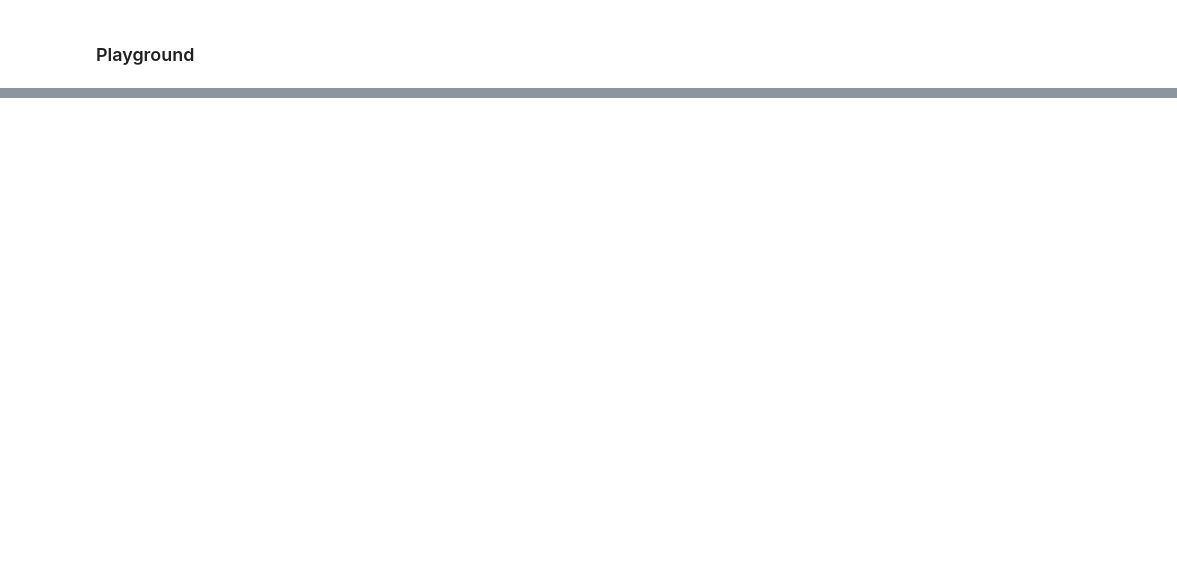
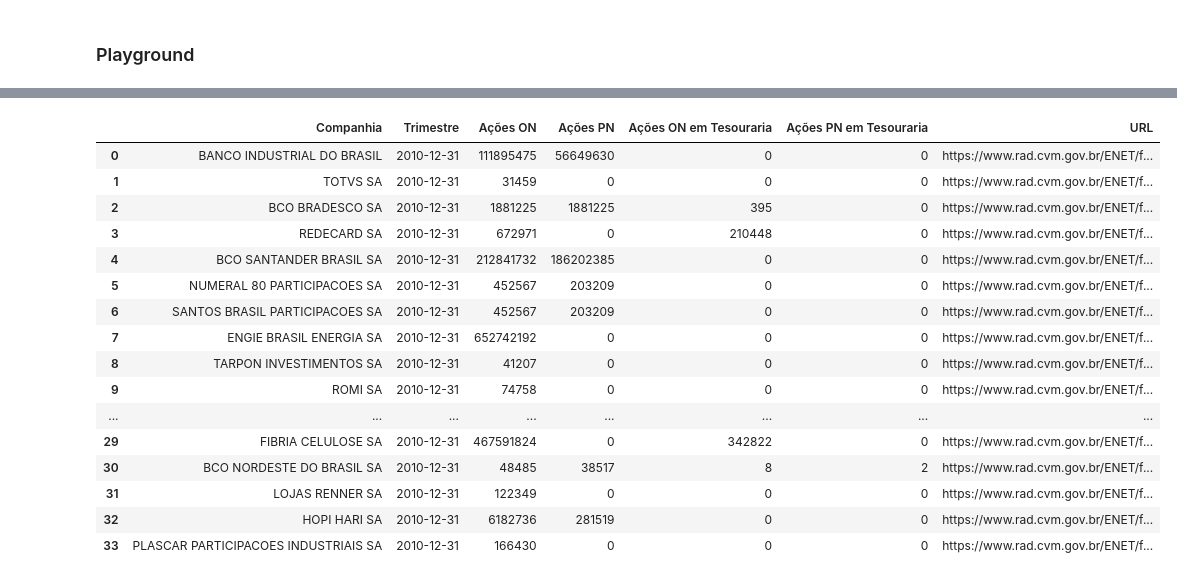
Before and after one commit to faustostangler/DSH, a Jupyter notebook: read_dash.ipynb, the cells around one changed output, grey strips where cells are left out. Saved outputs shown, nothing was run; the diff lists cells and outputs as text; code cells hidden in the pictures; blank space fills up the shorter version.

```diff
--- a/read_dash.ipynb
+++ b/read_dash.ipynb
@@ -366,0 +514,10 @@ cross_joined_df
+# %%
+# Extração do 'nsd' da URL em 'acoes'
+acoes_df['nsd'] = acoes_df['URL'].apply(lambda x: int(x.split('Documento=')[-1].split('&')[0]))
+
+# Conversão da coluna 'Trimestre' para datetime em 'acoes' para alinhar com 'filtered_nsd'
+acoes_df['Trimestre'] = pd.to_datetime(acoes_df['Trimestre'], errors='coerce', format='%d%m%Y')
+
+mask = acoes_df['Companhia'] == 'BCO ABC BRASIL SA'
+mask &= acoes_df['Trimestre'] == '2010-12-31'
+acoes_df[mask]
@@ -366,0 +528,8 @@ cross_joined_df
+# %%
+# Encontrar o nsd mais alto para cada grupo Companhia-Trimestre em filtered_nsd
+nsd_max_filtered_nsd = filtered_nsd.groupby(['Companhia', 'Trimestre'])['nsd'].max().reset_index()
+
+
+mask = nsd_max_filtered_nsd['Companhia'] == 'BCO ABC BRASIL SA'
+mask &= nsd_max_filtered_nsd['Trimestre'] == '2010-12-31'
+nsd_max_filtered_nsd[mask]
@@ -366,0 +550,13 @@ cross_joined_df
+# %%
+# Merge entre acoes e nsd_max_filtered_nsd para comparar os nsd
+acoes_updated = pd.merge(acoes_df, nsd_max_filtered_nsd, on=['Companhia', 'Trimestre'], how='left', suffixes=('', '_max'))
+
+# Removemos as linhas de acoes onde o nsd é menor que o nsd máximo para a respectiva 'Companhia' e 'Trimestre'
+acoes_most_recent = acoes_updated[acoes_updated['nsd'] >= acoes_updated['nsd_max']]
+
+# Removendo as colunas auxiliares usadas para o merge
+acoes_most_recent = acoes_most_recent.drop(columns=['nsd_max'])
+
+mask = acoes_most_recent['Companhia'] == 'BCO ABC BRASIL SA'
+mask &= acoes_most_recent['Trimestre'] == '2010-12-31'
+acoes_most_recent[mask]
@@ -366,0 +566,10 @@ cross_joined_df
+# %%
+# Primeiro, obtemos uma lista de URLs presentes no DataFrame acoes_most_recent
+urls_to_remove = acoes_most_recent['URL'].unique()
+
+# Agora, filtramos o DataFrame filtered_nsd para remover as linhas cuja URL está na lista urls_to_remove
+filtered_nsd = filtered_nsd[~filtered_nsd['url'].isin(urls_to_remove)]
+
+mask = filtered_nsd['Companhia'] == 'BCO ABC BRASIL SA'
+mask &= filtered_nsd['Trimestre'] == '2010-12-31'
+filtered_nsd[mask]
@@ -366,0 +675,20 @@ cross_joined_df
+# %%
+acoes
+# %% [output]
+|  | Companhia | Trimestre | Ações ON | Ações PN | Ações ON em Tesouraria | Ações PN em Tesouraria | URL |
+| 0 | BANCO INDUSTRIAL DO BRASIL | 2010-12-31 | 111895475 | 56649630 | 0 | 0 | https://www.rad.cvm.gov.br/ENET/f... |
+| 1 | TOTVS SA | 2010-12-31 | 31459 | 0 | 0 | 0 | https://www.rad.cvm.gov.br/ENET/f... |
+| 2 | BCO BRADESCO SA | 2010-12-31 | 1881225 | 1881225 | 395 | 0 | https://www.rad.cvm.gov.br/ENET/f... |
+| 3 | REDECARD SA | 2010-12-31 | 672971 | 0 | 210448 | 0 | https://www.rad.cvm.gov.br/ENET/f... |
+| 4 | BCO SANTANDER BRASIL SA | 2010-12-31 | 212841732 | 186202385 | 0 | 0 | https://www.rad.cvm.gov.br/ENET/f... |
+| 5 | NUMERAL 80 PARTICIPACOES SA | 2010-12-31 | 452567 | 203209 | 0 | 0 | https://www.rad.cvm.gov.br/ENET/f... |
+| 6 | SANTOS BRASIL PARTICIPACOES SA | 2010-12-31 | 452567 | 203209 | 0 | 0 | https://www.rad.cvm.gov.br/ENET/f... |
+| 7 | ENGIE BRASIL ENERGIA SA | 2010-12-31 | 652742192 | 0 | 0 | 0 | https://www.rad.cvm.gov.br/ENET/f... |
+| 8 | TARPON INVESTIMENTOS SA | 2010-12-31 | 41207 | 0 | 0 | 0 | https://www.rad.cvm.gov.br/ENET/f... |
+| 9 | ROMI SA | 2010-12-31 | 74758 | 0 | 0 | 0 | https://www.rad.cvm.gov.br/ENET/f... |
+| ... | ... | ... | ... | ... | ... | ... | ... |
+| 29 | FIBRIA CELULOSE SA | 2010-12-31 | 467591824 | 0 | 342822 | 0 | https://www.rad.cvm.gov.br/ENET/f... |
+| 30 | BCO NORDESTE DO BRASIL SA | 2010-12-31 | 48485 | 38517 | 8 | 2 | https://www.rad.cvm.gov.br/ENET/f... |
+| 31 | LOJAS RENNER SA | 2010-12-31 | 122349 | 0 | 0 | 0 | https://www.rad.cvm.gov.br/ENET/f... |
+| 32 | HOPI HARI SA | 2010-12-31 | 6182736 | 281519 | 0 | 0 | https://www.rad.cvm.gov.br/ENET/f... |
+| 33 | PLASCAR PARTICIPACOES INDUSTRIAIS SA | 2010-12-31 | 166430 | 0 | 0 | 0 | https://www.rad.cvm.gov.br/ENET/f... |
```
Also changed, not shown: parts of 37 cells of this notebook, 3 other files.
